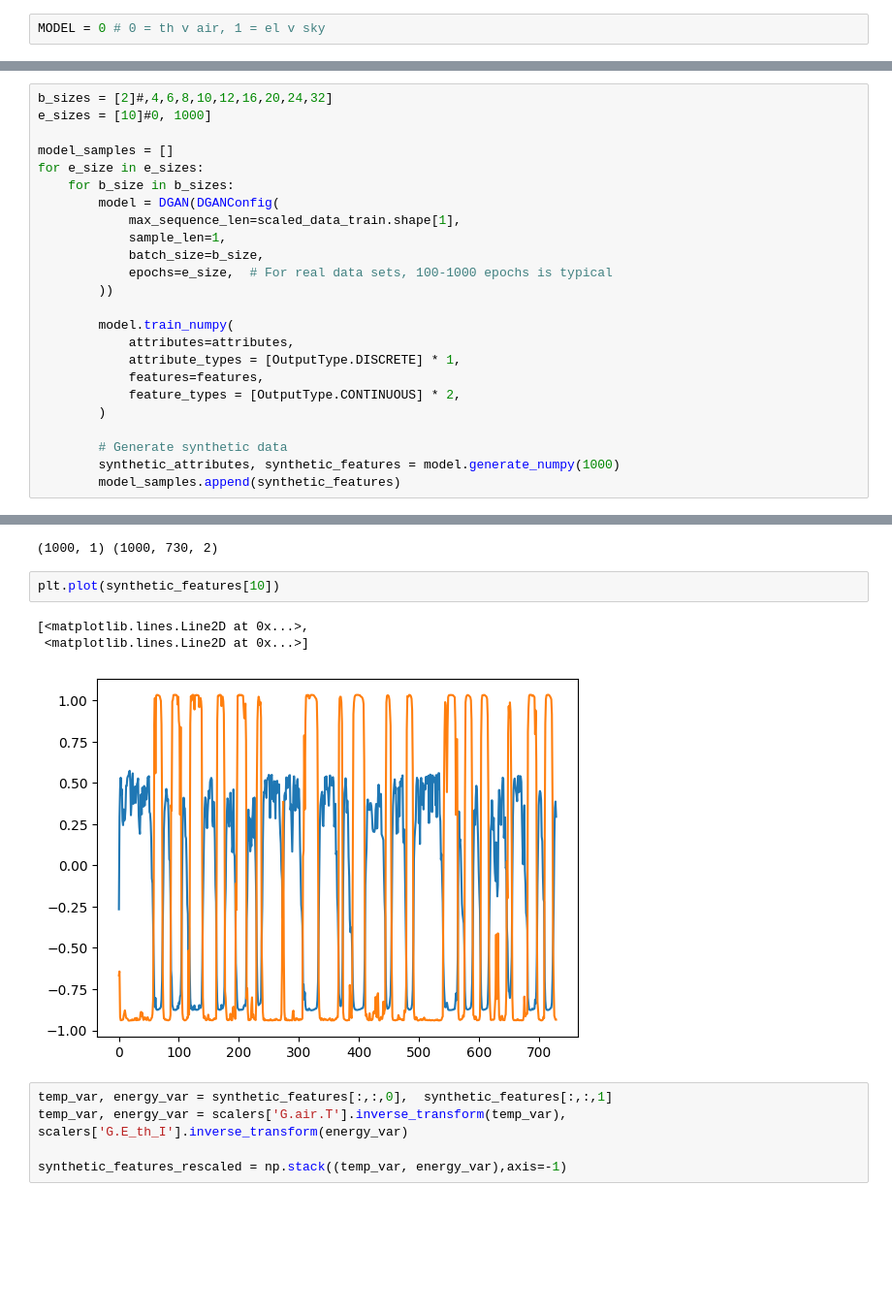
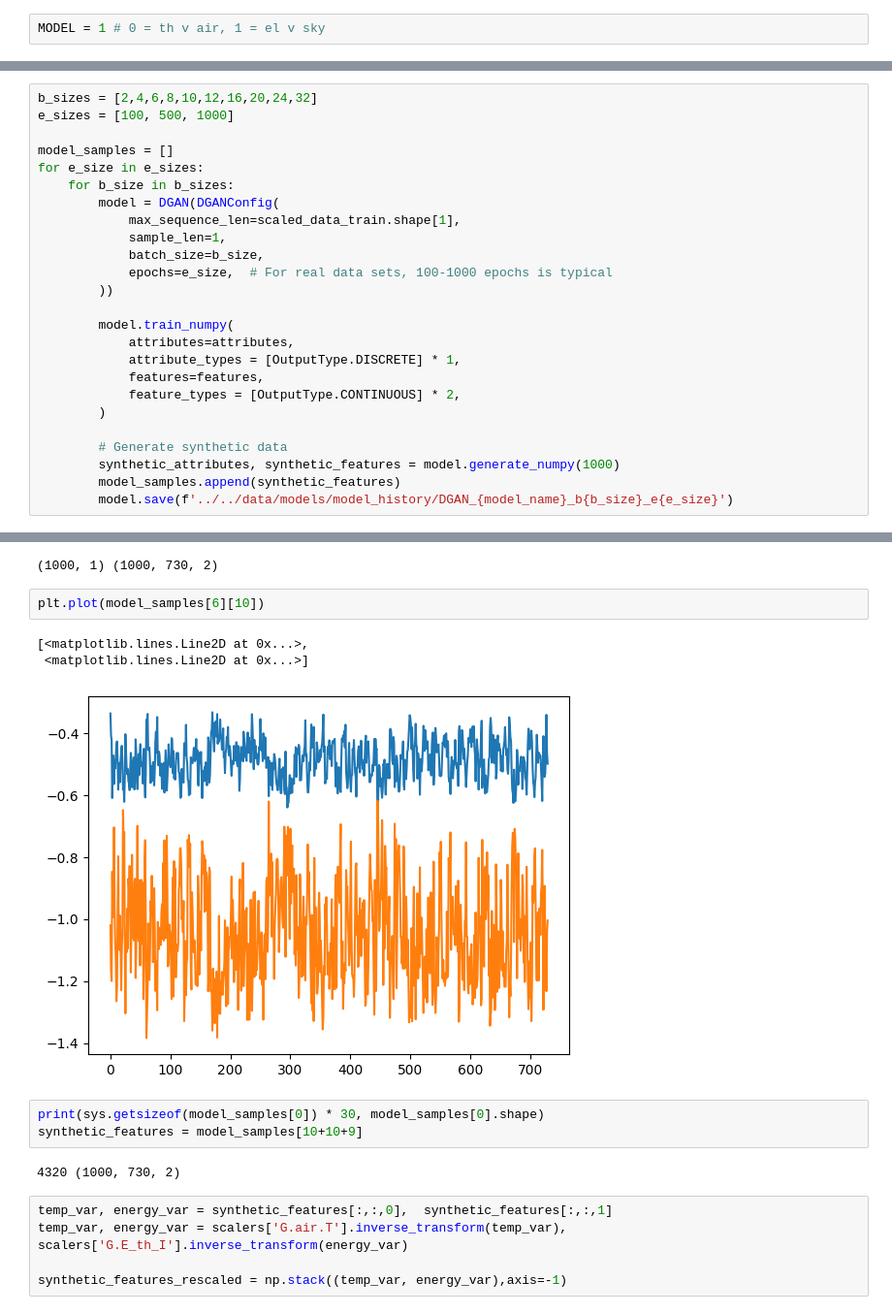
Before and after one commit to Matthewjmcc/fyp, a Jupyter notebook: src/data_generation/synthetic_data_gen_gan.ipynb, the cells around one changed output, grey strips where cells are left out. Shown at 97% size. Cells and saved outputs as stored; diff of their text form; blank space fills up the shorter version.

```diff
--- a/src/data_generation/synthetic_data_gen_gan.ipynb
+++ b/src/data_generation/synthetic_data_gen_gan.ipynb
@@ -17,6 +13,6 @@ WARNING:tensorflow:From C:\Users\matth\AppData\Local\Programs\Python\Python310\l
 2.0.3
 # %%
-MODEL = 0 # 0 = th v air, 1 = el v sky
+MODEL = 1 # 0 = th v air, 1 = el v sky
 # %%
 model_name = 'th_v_air' if MODEL==0 else 'el_v_sky'
 # %%
@@ -71,8 +67,8 @@ tf.config.get_visible_devices()
 # %% [output]
 [PhysicalDevice(name='/physical_device:CPU:0', device_type='CPU')]
 # %%
-b_sizes = [2]#,4,6,8,10,12,16,20,24,32]
-e_sizes = [10]#0, 1000]
+b_sizes = [2,4,6,8,10,12,16,20,24,32]
+e_sizes = [100, 500, 1000]
 
 model_samples = []
 for e_size in e_sizes:
@@ -94,4 +90,5 @@ for e_size in e_sizes:
         # Generate synthetic data
         synthetic_attributes, synthetic_features = model.generate_numpy(1000)
         model_samples.append(synthetic_features)
+        model.save(f'../../data/models/model_history/DGAN_{model_name}_b{b_size}_e{e_size}')
 # %% [output]
@@ -112,11 +124,16 @@ print(synthetic_attributes.shape, synthetic_features.shape)
 # %% [output]
 (1000, 1) (1000, 730, 2)
 # %%
-plt.plot(synthetic_features[10])
+plt.plot(model_samples[6][10])
 # %% [output]
 [<matplotlib.lines.Line2D at 0x...>,
  <matplotlib.lines.Line2D at 0x...>]
-[figure, old version]
+[figure, new version]
+# %%
+print(sys.getsizeof(model_samples[0]) * 30, model_samples[0].shape)
+synthetic_features = model_samples[10+10+9]
+# %% [output]
+4320 (1000, 730, 2)
 # %%
 temp_var, energy_var = synthetic_features[:,:,0],  synthetic_features[:,:,1]
 temp_var, energy_var = scalers['G.air.T'].inverse_transform(temp_var), scalers['G.E_th_I'].inverse_transform(energy_var)
```
Also changed, not shown: parts of 10 cells of this notebook.
